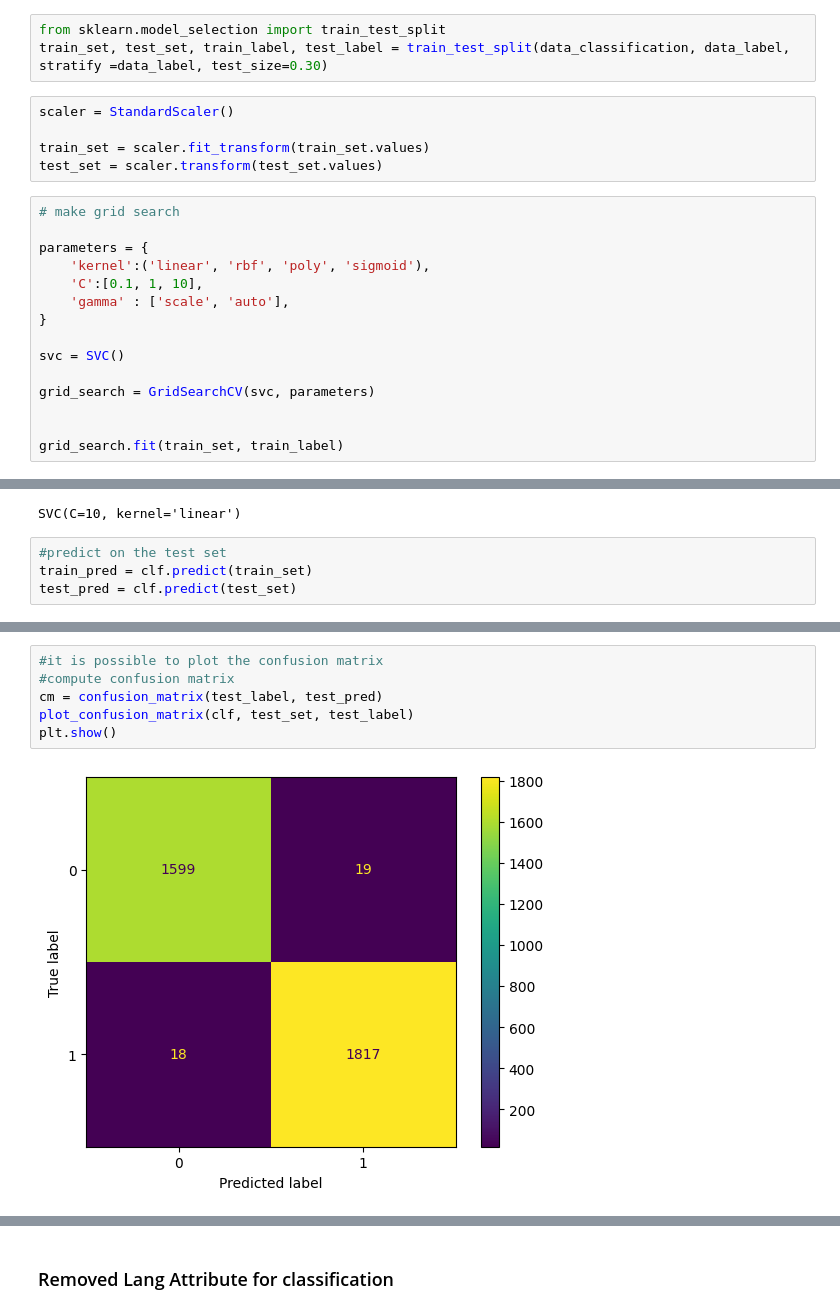
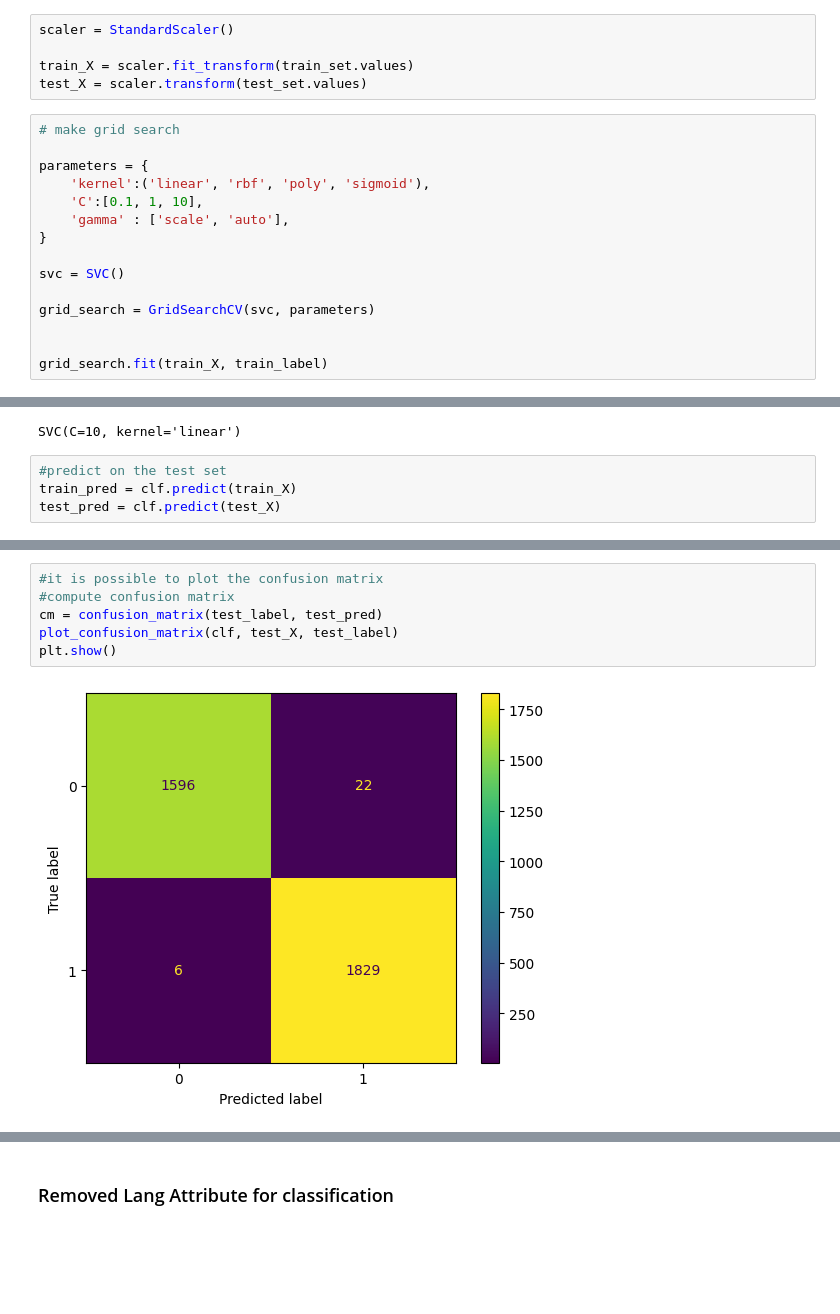
Before and after one commit to Andrew-Wyn/Data_Mining_22_23, a Jupyter notebook: svm_classification.ipynb, the cells around one changed output, grey strips where cells are left out. Drawn from its saved outputs; the diff is of its cells as text; blank space fills up the shorter version.

```diff
--- a/svm_classification.ipynb
+++ b/svm_classification.ipynb
@@ -89,11 +77,8 @@ data_label = data.pop("bot")
-# %%
-from sklearn.model_selection import train_test_split
-train_set, test_set, train_label, test_label = train_test_split(data_classification, data_label, stratify =data_label, test_size=0.30)
 # %%
 scaler = StandardScaler()
 
-train_set = scaler.fit_transform(train_set.values)
-test_set = scaler.transform(test_set.values)
+train_X = scaler.fit_transform(train_set.values)
+test_X = scaler.transform(test_set.values)
 # %%
 # make grid search
 
@@ -108,7 +93,7 @@ svc = SVC()
 grid_search = GridSearchCV(svc, parameters)
 
 
-grid_search.fit(train_set, train_label)
+grid_search.fit(train_X, train_label)
 # %% [output]
 GridSearchCV(estimator=SVC(),
              param_grid={'C': [0.1, 1, 10], 'gamma': ['scale', 'auto'],
@@ -121,8 +106,8 @@ clf
 SVC(C=10, kernel='linear')
 # %%
 #predict on the test set
-train_pred = clf.predict(train_set)
-test_pred = clf.predict(test_set)
+train_pred = clf.predict(train_X)
+test_pred = clf.predict(test_X)
 # %%
 print_metrics(train_label, train_pred, test_label, test_pred)
 # %% [output]
@@ -159,10 +144,10 @@ Train score  0.9869025450031037
 # %%
 #it is possible to plot the confusion matrix
 #compute confusion matrix
 cm = confusion_matrix(test_label, test_pred)
-plot_confusion_matrix(clf, test_set, test_label)
+plot_confusion_matrix(clf, test_X, test_label)
 plt.show()
 # %% [output]
-[figure, old version]
+[figure, new version]
 # %%
 pca = PCA(n_components=2)
```
Also changed, not shown: parts of 31 cells of this notebook, 2 other files.
